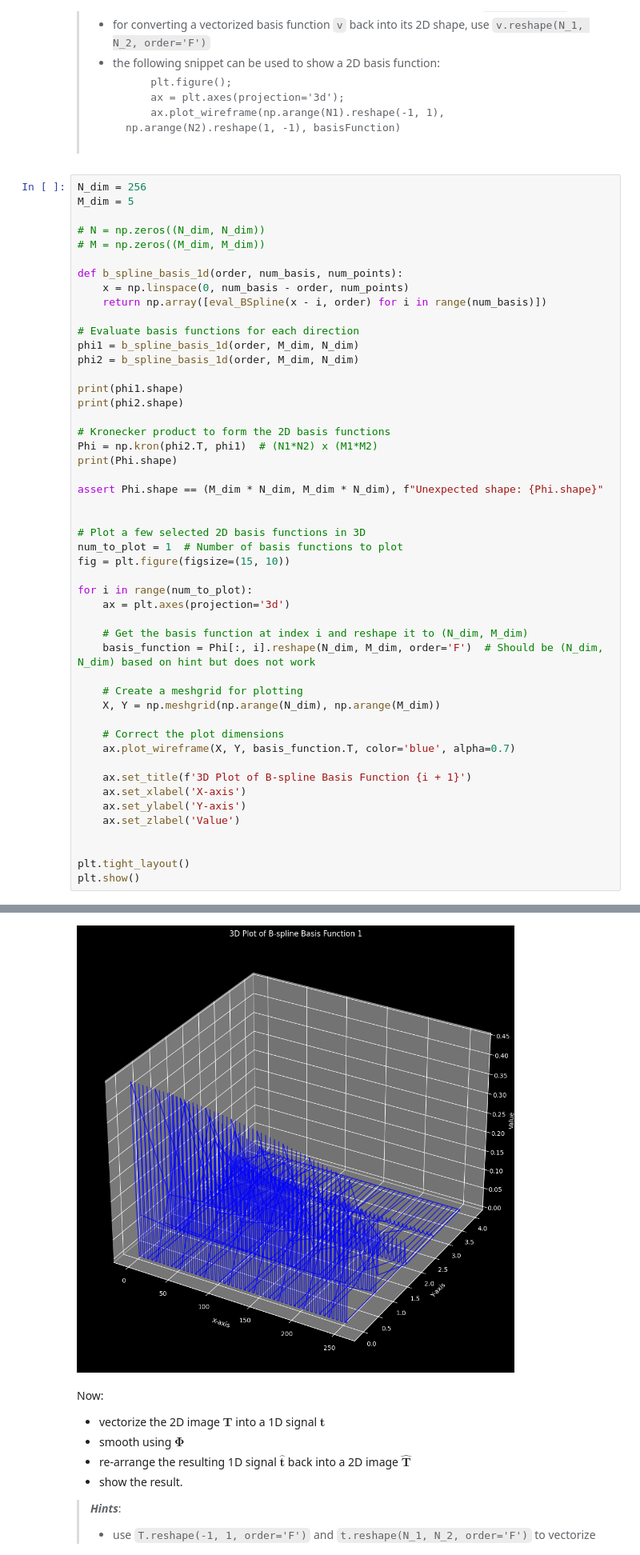
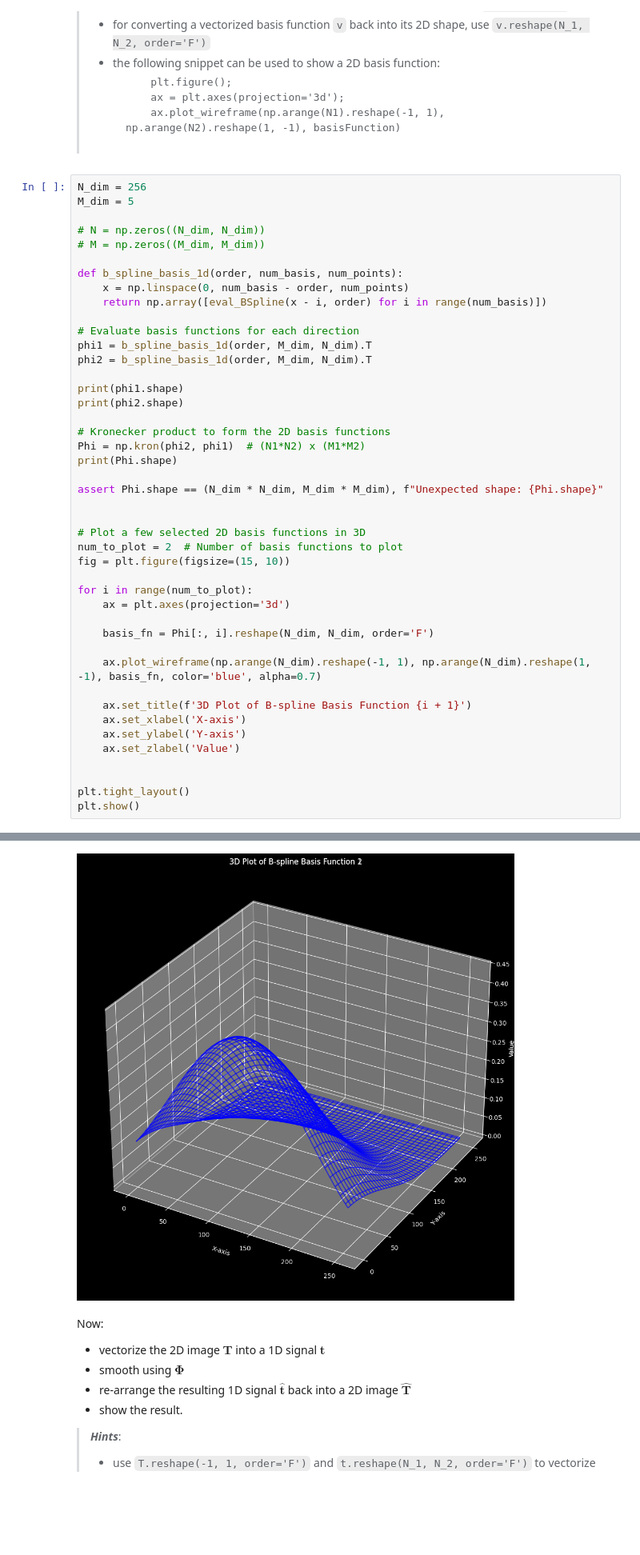
Before and after one commit to aliciags/medical-image-analysis-dtu, a Jupyter notebook: w1/Exercise1_student.ipynb, the cells around one changed output, grey strips where cells are left out. Shown at 80% size. Saved outputs shown, nothing was run; the diff lists cells and outputs as text; blank space fills up the shorter version.

```diff
--- a/w1/Exercise1_student.ipynb
+++ b/w1/Exercise1_student.ipynb
@@ -493,34 +493,29 @@ def b_spline_basis_1d(order, num_basis, num_points):
     return np.array([eval_BSpline(x - i, order) for i in range(num_basis)])
 
 # Evaluate basis functions for each direction
-phi1 = b_spline_basis_1d(order, M_dim, N_dim)
-phi2 = b_spline_basis_1d(order, M_dim, N_dim)
+phi1 = b_spline_basis_1d(order, M_dim, N_dim).T
+phi2 = b_spline_basis_1d(order, M_dim, N_dim).T
 
 print(phi1.shape)
 print(phi2.shape)
 
 # Kronecker product to form the 2D basis functions
-Phi = np.kron(phi2.T, phi1)  # (N1*N2) x (M1*M2)
+Phi = np.kron(phi2, phi1)  # (N1*N2) x (M1*M2)
 print(Phi.shape)
 
-assert Phi.shape == (M_dim * N_dim, M_dim * N_dim), f"Unexpected shape: {Phi.shape}"
+assert Phi.shape == (N_dim * N_dim, M_dim * M_dim), f"Unexpected shape: {Phi.shape}"
 
 
 # Plot a few selected 2D basis functions in 3D
-num_to_plot = 1  # Number of basis functions to plot
+num_to_plot = 2  # Number of basis functions to plot
 fig = plt.figure(figsize=(15, 10))
 
 for i in range(num_to_plot):
     ax = plt.axes(projection='3d')
 
-    # Get the basis function at index i and reshape it to (N_dim, M_dim)
-    basis_function = Phi[:, i].reshape(N_dim, M_dim, order='F')  # Should be (N_dim, N_dim) based on hint but does not work
+    basis_fn = Phi[:, i].reshape(N_dim, N_dim, order='F')
 
-    # Create a meshgrid for plotting
-    X, Y = np.meshgrid(np.arange(N_dim), np.arange(M_dim))
-
-    # Correct the plot dimensions
-    ax.plot_wireframe(X, Y, basis_function.T, color='blue', alpha=0.7)
+    ax.plot_wireframe(np.arange(N_dim).reshape(-1, 1), np.arange(N_dim).reshape(1, -1), basis_fn, color='blue', alpha=0.7)
 
     ax.set_title(f'3D Plot of B-spline Basis Function {i + 1}')
     ax.set_xlabel('X-axis')
@@ -537,4 +532,4 @@ plt.show()
-[figure, old version]
+[figure, new version]
 # %% [markdown]
 Now:
 - vectorize the 2D image $\mathbf{T}$ into a 1D signal $\mathbf{t}$
```
Also changed, not shown: parts of 4 cells of this notebook.
